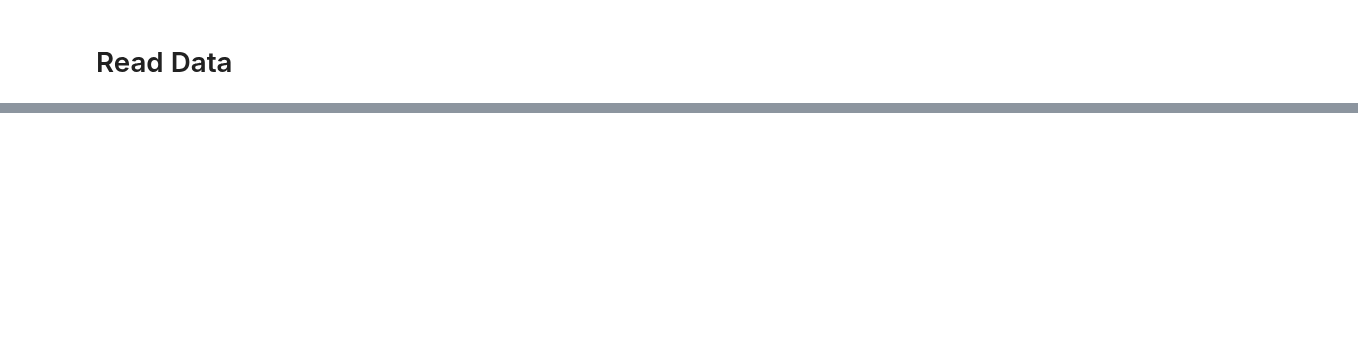
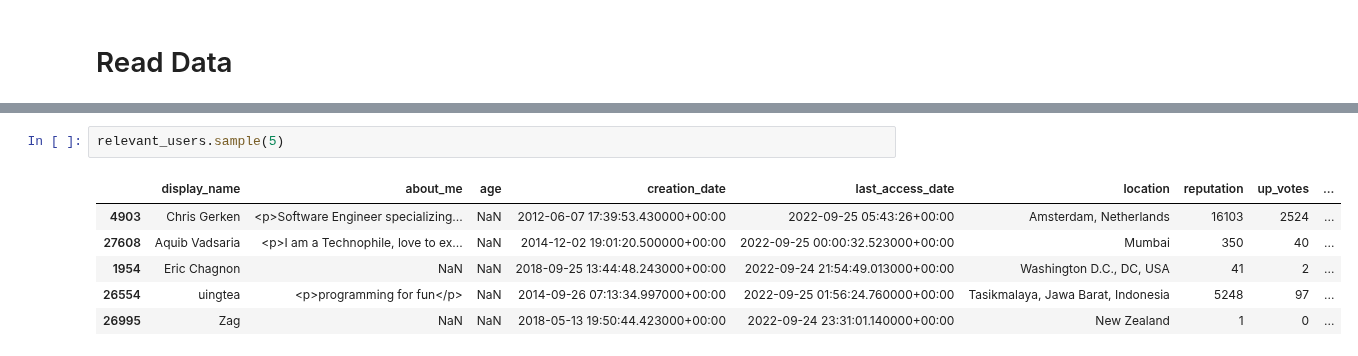
Before and after one commit to Volscente/DruidicGroveAI, a Jupyter notebook: notebooks/stackoverflow/eda/stackoverflow_eda.ipynb, the cells around one changed output, grey strips where cells are left out. Drawn from its saved outputs; the diff is of its cells as text; blank space fills up the shorter version.

```diff
--- a/notebooks/stackoverflow/eda/stackoverflow_eda.ipynb
+++ b/notebooks/stackoverflow/eda/stackoverflow_eda.ipynb
@@ -55,0 +110,9 @@ relevant_users = bigquery_connector.read_from_query_config(relevant_users_config
+# %%
+relevant_users.sample(5)
+# %% [output]
+|  | display_name | about_me | age | creation_date | last_access_date | location | reputation | up_votes | ... |
+| 4903 | Chris Gerken | <p>Software Engineer specializing... | NaN | 2012-06-07 17:39:53.430000+00:00 | 2022-09-25 05:43:26+00:00 | Amsterdam, Netherlands | 16103 | 2524 | ... |
+| 27608 | Aquib Vadsaria | <p>I am a Technophile, love to ex... | NaN | 2014-12-02 19:01:20.500000+00:00 | 2022-09-25 00:00:32.523000+00:00 | Mumbai | 350 | 40 | ... |
+| 1954 | Eric Chagnon | NaN | NaN | 2018-09-25 13:44:48.243000+00:00 | 2022-09-24 21:54:49.013000+00:00 | Washington D.C., DC, USA | 41 | 2 | ... |
+| 26554 | uingtea | <p>programming for fun</p> | NaN | 2014-09-26 07:13:34.997000+00:00 | 2022-09-25 01:56:24.760000+00:00 | Tasikmalaya, Jawa Barat, Indonesia | 5248 | 97 | ... |
+| 26995 | Zag | NaN | NaN | 2018-05-13 19:50:44.423000+00:00 | 2022-09-24 23:31:01.140000+00:00 | New Zealand | 1 | 0 | ... |
```
Also changed, not shown: parts of 15 cells of this notebook, 3 other files.
